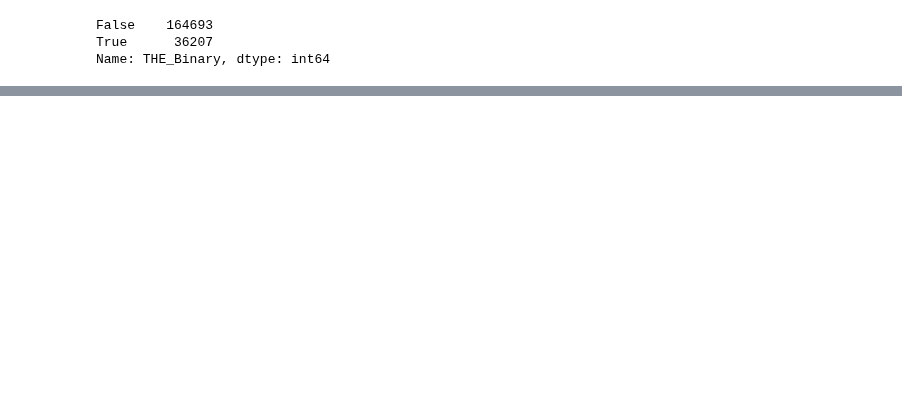
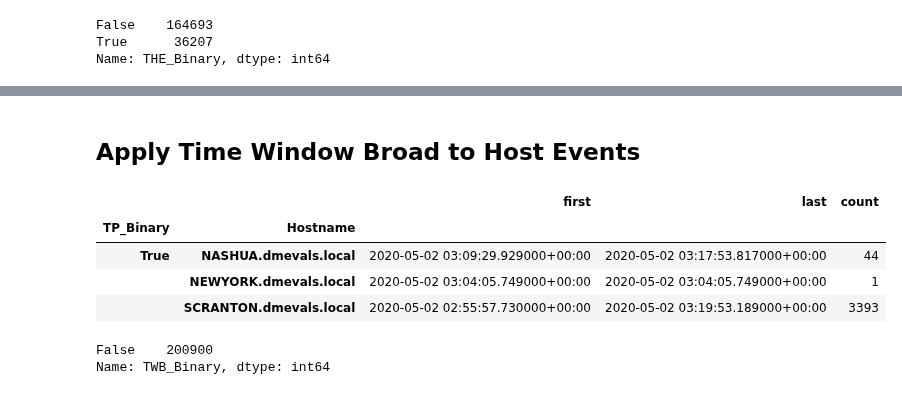
Before and after one commit to zulu8/graph_msc, a Jupyter notebook: Label_Master.ipynb, the cells around one changed output, grey strips where cells are left out. Drawn from its saved outputs; the diff is of its cells as text; code cells hidden in the pictures; blank space fills up the shorter version.

```diff
--- a/Label_Master.ipynb
+++ b/Label_Master.ipynb
@@ -777,0 +809,13 @@ with pd.option_context('display.max_rows', None, 'display.max_columns', None, 'd
+# %% [markdown]
+## Apply Time Window Broad to Host Events
+# %%
+# Only Showing Host data for Hostname hits.
+#    -> Need Common Hostname or System or Source_IP or something
+#        -> landed on uid for network data
+df_label.loc[df_label.TP_Binary == True].sort_values('time_stamp').groupby(['TP_Binary', 'Hostname'])['time_stamp'].agg(['first','last', 'count'])
+# %% [output]
+|  |  | first | last | count |
+| TP_Binary | Hostname |  |  |  |
+| True | NASHUA.dmevals.local | 2020-05-02 03:09:29.929000+00:00 | 2020-05-02 03:17:53.817000+00:00 | 44 |
+|  | NEWYORK.dmevals.local | 2020-05-02 03:04:05.749000+00:00 | 2020-05-02 03:04:05.749000+00:00 | 1 |
+|  | SCRANTON.dmevals.local | 2020-05-02 02:55:57.730000+00:00 | 2020-05-02 03:19:53.189000+00:00 | 3393 |
@@ -777,0 +826,5 @@ with pd.option_context('display.max_rows', None, 'display.max_columns', None, 'd
+# %%
+df_label['TWB_Binary'].value_counts()
+# %% [output]
+False    200900
+Name: TWB_Binary, dtype: int64
```
Also changed, not shown: parts of 40 cells of this notebook.
